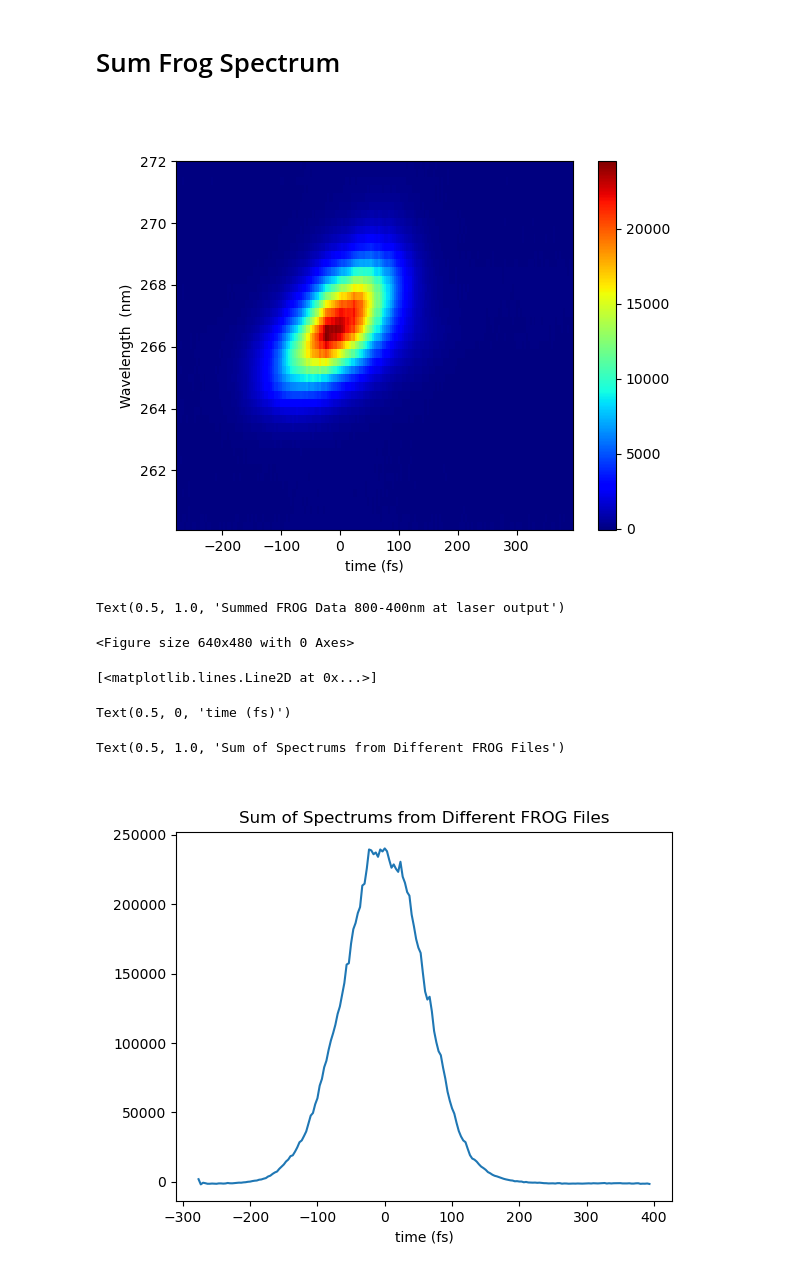
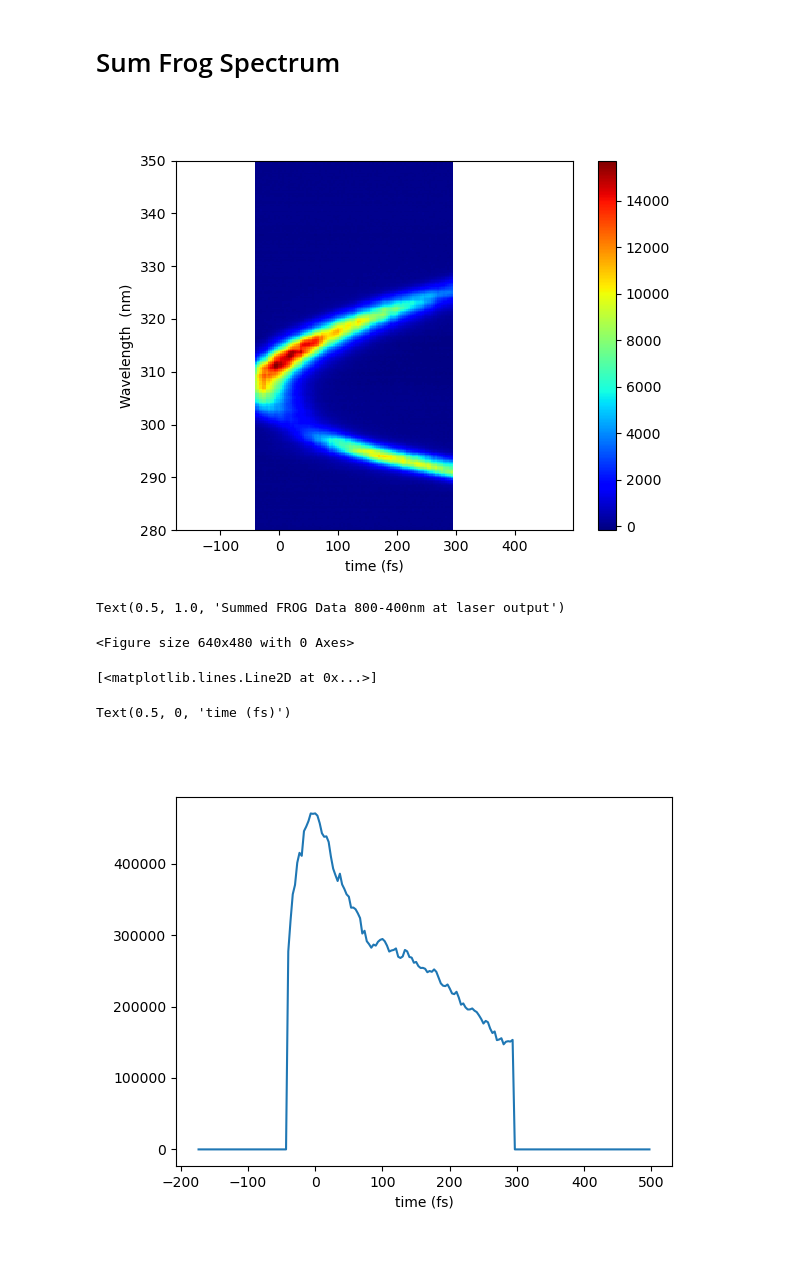
Before and after one commit to SchlauCohenLab/Arthur-s-code-, a Jupyter notebook: Data_Analysis/Frog_Analysis.ipynb, the cells around one changed output. Saved outputs shown, nothing was run; the diff lists cells and outputs as text; code cells hidden in the pictures.

Commit message:
Interpolate data to match the coordinates of total_frog_data

```diff
--- a/Data_Analysis/Frog_Analysis.ipynb
+++ b/Data_Analysis/Frog_Analysis.ipynb
@@ -104,8 +111,8 @@ plt.show()
 # Sum Frog Spectrum
 # %%
 # Define the parent folder where the FROG subfolders are located
-parent_folder = r'/Users/vard/Documents/FROG/250227_800_400nm/stage0p5'  # Change to your parent folder path
-WLLims = [260, 272]  # Region where you see the FROG signal
+parent_folder = r'/Users/vard/Documents/FROG/250304_800_WL/Prism_position4'  # Change to your parent folder path
+WLLims = [280,350]  # Region where you see the FROG signal
 pulse_length = 0
 
 # Initialize a variable to hold the sum of all the FROG spectrums
@@ -113,39 +120,38 @@ total_frog_data = None
 
 # Iterate over the subfolders in the parent folder
 for subfolder in os.listdir(parent_folder):
     subfolder_path = os.path.join(parent_folder, subfolder)
     if os.path.isdir(subfolder_path):
         # Load data for each FROG file in the subfolder
         data = load_data(subfolder_path)
         data = data.sel(wl=slice(WLLims[0], WLLims[1]))  # Slice the data for the desired wavelength range
-
         if total_frog_data is None:
             total_frog_data = data
         else:
+            # Interpolate data to match the coordinates of total_frog_data
+            data = data.interp_like(total_frog_data, method="linear")
             # Sum the spectrums across different FROG files
             total_frog_data += data
 
 # Now calculate the pulse length and plot the sum of the spectrums
 x0 = total_frog_data['time'][total_frog_data.sum(dim='wl').argmax()].values  # Position of where the Frog is centered
 total_frog_data['time'] = ((total_frog_data['time'].values - x0) / c) * 2  # Multiply by 2 as moving the stage changes the distance two times (in and out)
 
 
 
 # Plot the heatmap of the summed FROG data
 heatmap(total_frog_data, pulse_length , _show_Length=False)
 plt.title("Summed FROG Data 800-400nm at laser output")
 plt.figure()
 
 # Plot the sum of the spectrums
 total_frog_data.sum(dim='wl').plot()
 plt.xlabel('time (fs)')
-plt.title("Sum of Spectrums from Different FROG Files")
 plt.show()
 # %% [output]
-[figure, old version]
+[figure, new version]
 Text(0.5, 1.0, 'Summed FROG Data 800-400nm at laser output')
 <Figure size 640x480 with 0 Axes>
 [<matplotlib.lines.Line2D at 0x...>]
 Text(0.5, 0, 'time (fs)')
-Text(0.5, 1.0, 'Sum of Spectrums from Different FROG Files')
-[figure, old version]
+[figure, new version]
```
Also changed, not shown: parts of 4 cells of this notebook.
